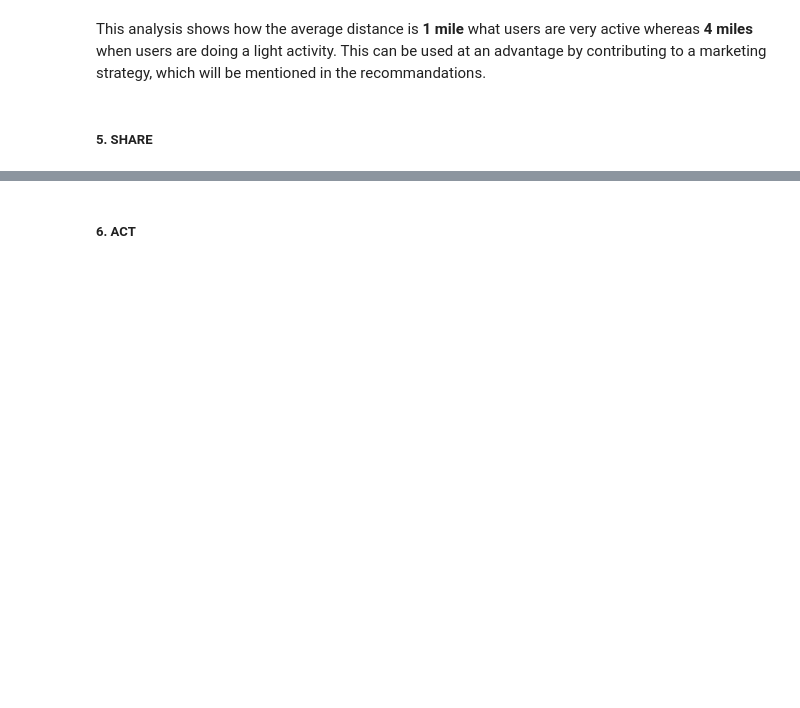
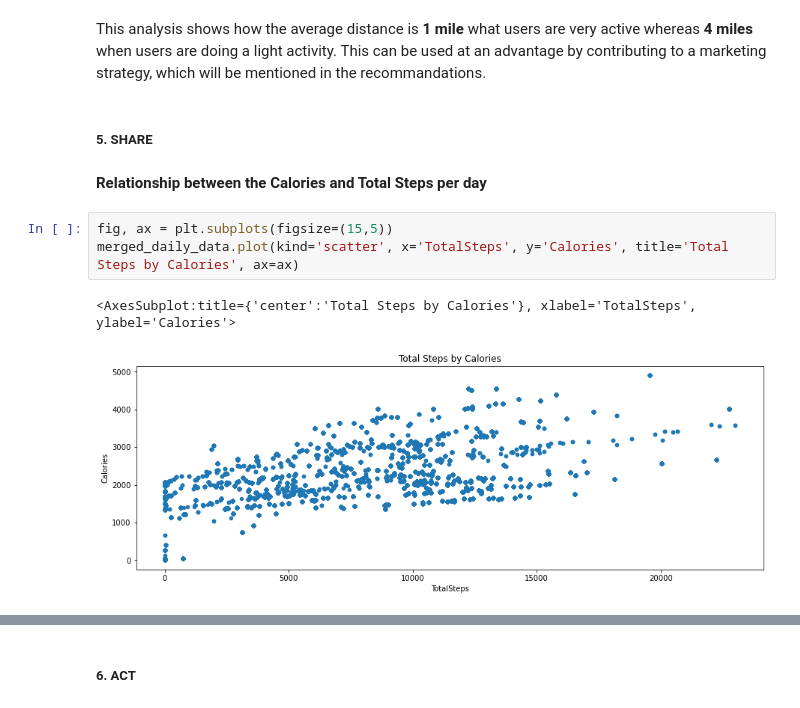
Before and after one commit to KhanyiMM0/bellabeat_technology_capstone, a Jupyter notebook: bellabeat_technology.ipynb, the cells around one changed output, grey strips where cells are left out. Drawn from its saved outputs; the diff is of its cells as text; blank space fills up the shorter version.

Commit message:
added data visualizations

```diff
--- a/bellabeat_technology.ipynb
+++ b/bellabeat_technology.ipynb
@@ -448,3 +454,11 @@ merged_daily_data.agg({'VeryActiveDistance': ['mean','min','max'], 'ModeratelyAc
 This analysis shows how the average distance is **1 mile** what users are very active whereas **4 miles** when users are doing a light activity. This can be used at an advantage by contributing to a marketing strategy, which will be mentioned in the recommandations.
 # %% [markdown]
 ##### 5. SHARE
+# %% [markdown]
+**Relationship between the Calories and Total Steps per day**
+# %%
+fig, ax = plt.subplots(figsize=(15,5))
+merged_daily_data.plot(kind='scatter', x='TotalSteps', y='Calories', title='Total Steps by Calories', ax=ax)
+# %% [output]
+<AxesSubplot:title={'center':'Total Steps by Calories'}, xlabel='TotalSteps', ylabel='Calories'>
+[figure, added]
```
Also changed, not shown: parts of 15 cells of this notebook.
